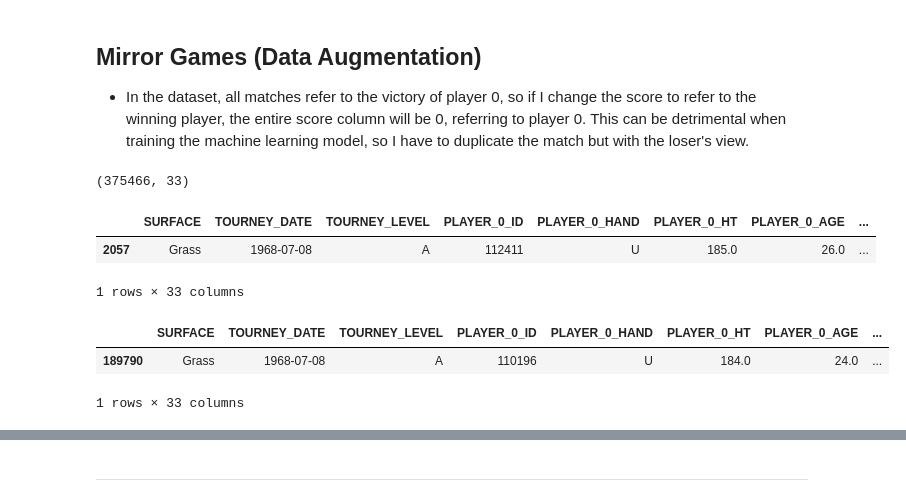
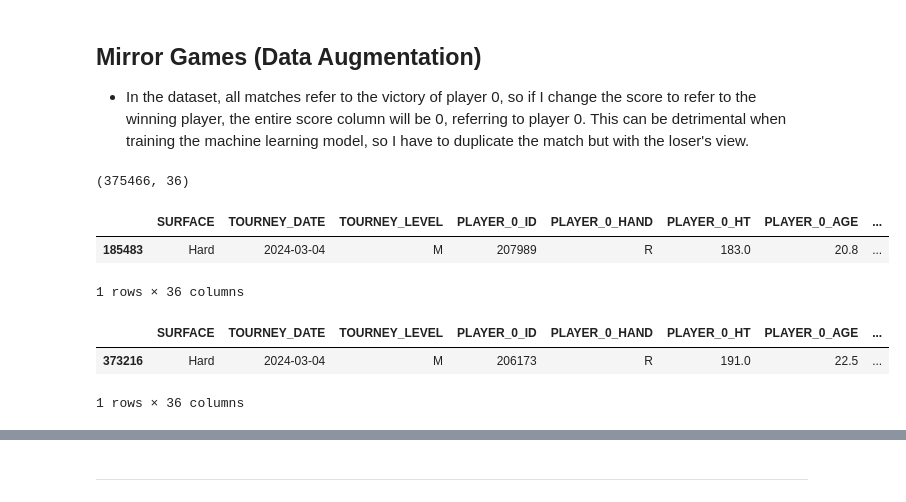
Before and after one commit to PauloRugani/atp-match-predictor, a Jupyter notebook: notebooks/3_feature_engineering.ipynb, the cells around one changed output, grey strips where cells are left out. Saved outputs shown, nothing was run; the diff lists cells and outputs as text; code cells hidden in the pictures.

```diff
--- a/notebooks/3_feature_engineering.ipynb
+++ b/notebooks/3_feature_engineering.ipynb
@@ -77,6 +77,6 @@ sns.histplot(df['AGE_DIFF'])
 # %% [markdown]
 ## Height Difference
 # %%
-df['HT_DIFF'] = (df['PLAYER_0_AGE'] - df['PLAYER_1_AGE']).round(2)
+df['HT_DIFF'] = (df['PLAYER_0_HT'] - df['PLAYER_1_HT']).round(2)
 df['HT_DIFF']
 # %% [output]
@@ -289,26 +289,34 @@ def calculate_win_percentage(list_match_results: list[int]):
 			'PERC_WIN_LAST_10': 0,
 		 	'PERC_WIN_LAST_25': 0,
 			'PERC_WIN_LAST_50': 0,
-			'PERC_WIN_LAST_100': 0
+			'PERC_WIN_LAST_100': 0,
+			'PERC_WIN_COMBINED': 0
 			}
-	perc_win_10 = round(list_match_results[:10].count(1) / len(list_match_results[:10]), 2)
-	perc_win_25 = round(list_match_results[:25].count(1) / len(list_match_results[:25]), 2)
-	perc_win_50 = round(list_match_results[:50].count(1) / len(list_match_results[:50]), 2)
-	perc_win_100 = round(list_match_results.count(1) / len(list_match_results), 2)
+	perc_win_10 = round(list_match_results[:10].count(1) / 10, 2)
+	perc_win_25 = round(list_match_results[:25].count(1) / 25, 2)
+	perc_win_50 = round(list_match_results[:50].count(1) / 50, 2)
+	perc_win_100 = round(list_match_results.count(1) / 100, 2)
+
+	perc_win_combined = (0.4 * perc_win_10 + 0.3 * perc_win_25 +
+    					0.2 * perc_win_50 + 0.1 * perc_win_100)
 	return {
 			'PERC_WIN_LAST_10': perc_win_10,
 		 	'PERC_WIN_LAST_25': perc_win_25,
 			'PERC_WIN_LAST_50': perc_win_50,
-			'PERC_WIN_LAST_100': perc_win_100
+			'PERC_WIN_LAST_100': perc_win_100,
+			'PERC_WIN_COMBINED': perc_win_combined
 			}
 
 def add_df(df, index, player: str, perc_win: dict[float]):
 	for i in ['10', '25', '50', '100']:
 		df.at[index, f'PERC_{player}_WIN_LAST_{i}'] = perc_win[f'PERC_WIN_LAST_{i}']
+	df.at[index, f'PERC_{player}_WIN_COMBINED'] = perc_win['PERC_WIN_COMBINED']
 
 def add_json(players: dict, player_id: str, perc_win: dict[float]):
 	for i in ['10', '25', '50', '100']:
 		players[player_id][f'PERC_WIN_LAST_{i}'] = perc_win[f'PERC_WIN_LAST_{i}']
+	players[player_id][f'PERC_WIN_COMBINED'] = perc_win[f'PERC_WIN_COMBINED']
+
 
 players_results: dict[str, list[int]] = {}
 for index, row in df.iterrows():
@@ -329,6 +337,7 @@ for index, row in df.iterrows():
 	df.at[index, 'LAST_25_WIN_DIFF'] = round(perc_0_win['PERC_WIN_LAST_25'] - perc_1_win['PERC_WIN_LAST_25'], 2)
 	df.at[index, 'LAST_50_WIN_DIFF'] = round(perc_0_win['PERC_WIN_LAST_50'] - perc_1_win['PERC_WIN_LAST_50'], 2)
 	df.at[index, 'LAST_100_WIN_DIFF'] = round(perc_0_win['PERC_WIN_LAST_100'] - perc_1_win['PERC_WIN_LAST_100'], 2)
+	df.at[index, 'WIN_COMBINED_DIFF'] = round(perc_0_win['PERC_WIN_COMBINED'] - perc_1_win['PERC_WIN_COMBINED'], 2)
 
 
 	if len(list_match_results_0) > 100:
@@ -395,8 +404,12 @@ df
 
 - In the dataset, all matches refer to the victory of player 0, so if I change the score to refer to the winning player, the entire score column will be 0, referring to player 0. This can be detrimental when training the machine learning model, so I have to duplicate the match but with the loser's view.
 # %%
-columns_0 = ['PLAYER_0_ID', 'PLAYER_0_HAND', 'PLAYER_0_HT', 'PLAYER_0_AGE','PLAYER_0_RATING', 'PLAYER_0_SURFACE_RATING']
-columns_1 = ['PLAYER_1_ID', 'PLAYER_1_HAND', 'PLAYER_1_HT', 'PLAYER_1_AGE','PLAYER_1_RATING', 'PLAYER_1_SURFACE_RATING']
+columns_0 = ['PLAYER_0_ID', 'PLAYER_0_HAND', 'PLAYER_0_HT', 'PLAYER_0_AGE','PLAYER_0_RATING',
+             'PLAYER_0_SURFACE_RATING', 'PERC_0_WIN_LAST_10', 'PERC_0_WIN_LAST_25', 'PERC_0_WIN_LAST_50',
+             'PERC_0_WIN_LAST_100', 'PERC_0_WIN_COMBINED']
+columns_1 = ['PLAYER_1_ID', 'PLAYER_1_HAND', 'PLAYER_1_HT', 'PLAYER_1_AGE','PLAYER_1_RATING',
+             'PLAYER_1_SURFACE_RATING', 'PERC_1_WIN_LAST_10', 'PERC_1_WIN_LAST_25', 'PERC_1_WIN_LAST_50',
+             'PERC_1_WIN_LAST_100', 'PERC_1_WIN_COMBINED']
 
 mirror = df.copy()
 mirror['AGE_DIFF'] = mirror['AGE_DIFF'] * -1
@@ -409,6 +422,8 @@ mirror['LAST_25_WIN_DIFF'] = mirror['LAST_25_WIN_DIFF'] * -1
 mirror['LAST_50_WIN_DIFF'] = mirror['LAST_50_WIN_DIFF'] * -1
 mirror['LAST_100_WIN_DIFF'] = mirror['LAST_100_WIN_DIFF'] * -1
 
+mirror['WIN_COMBINED_DIFF'] = mirror['WIN_COMBINED_DIFF'] * -1
+
 mirror['SCORE'] = 1
 mirror[columns_0], mirror[columns_1] = df[columns_1], df[columns_0]
 
@@ -416,18 +431,18 @@ df = pd.concat([df, mirror], ignore_index=True)
 # %%
 df.shape
 # %% [output]
-(375466, 33)
+(375466, 36)
 # %%
 # Original df
-df[(df['PLAYER_0_ID'] == '112411') & (df['PLAYER_1_ID'] == '110196')]
+df[(df['PLAYER_0_ID'] == '207989') & (df['PLAYER_1_ID'] == '206173') & (df['TOURNEY_DATE'] == '2024-03-04')]
 # %% [output]
 |  | SURFACE | TOURNEY_DATE | TOURNEY_LEVEL | PLAYER_0_ID | PLAYER_0_HAND | PLAYER_0_HT | PLAYER_0_AGE | ... |
-| 2057 | Grass | 1968-07-08 | A | 112411 | U | 185.0 | 26.0 | ... |
+| 185483 | Hard | 2024-03-04 | M | 207989 | R | 183.0 | 20.8 | ... |
-1 rows × 33 columns
+1 rows × 36 columns
 # %%
 # Mirrored df
-df[(df['PLAYER_1_ID'] == '112411') & (df['PLAYER_0_ID'] == '110196')]
+df[(df['PLAYER_0_ID'] == '206173') & (df['PLAYER_1_ID'] == '207989') & (df['TOURNEY_DATE'] == '2024-03-04')]
 # %% [output]
 |  | SURFACE | TOURNEY_DATE | TOURNEY_LEVEL | PLAYER_0_ID | PLAYER_0_HAND | PLAYER_0_HT | PLAYER_0_AGE | ... |
-| 189790 | Grass | 1968-07-08 | A | 110196 | U | 184.0 | 24.0 | ... |
+| 373216 | Hard | 2024-03-04 | M | 206173 | R | 191.0 | 22.5 | ... |
-1 rows × 33 columns
+1 rows × 36 columns
```
Also changed, not shown: parts of 9 cells of this notebook.
